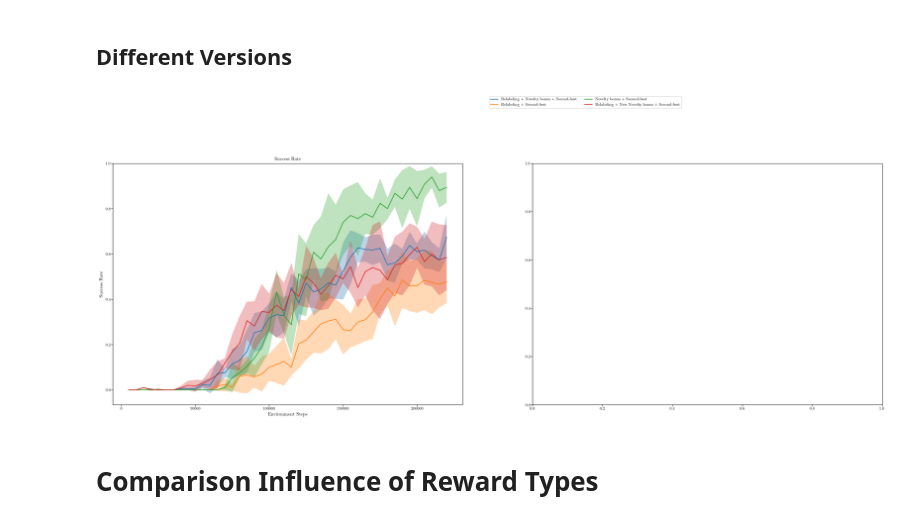
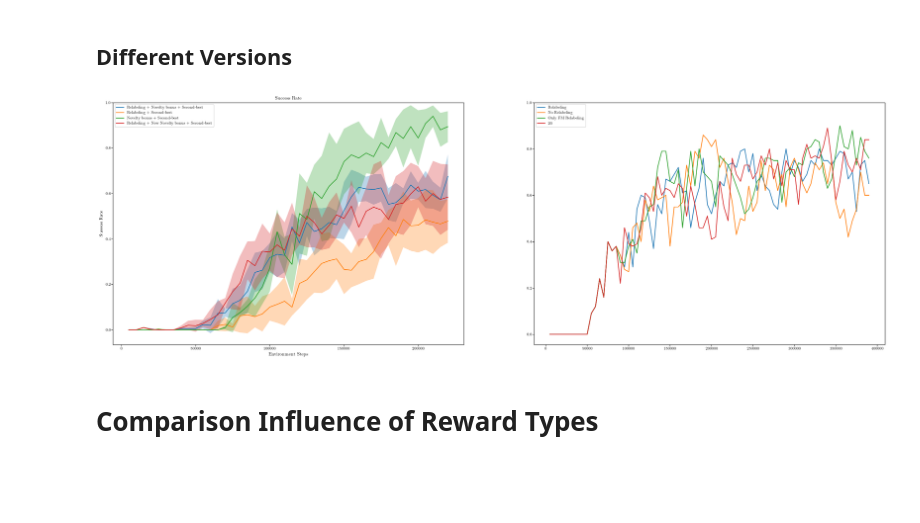
Before and after one commit to rosa-wolf/Multi-Phase-Skill-Learning-SlidingPuzzle, a Jupyter notebook: eval_data.ipynb, the cells around one changed output. Saved outputs shown, nothing was run; the diff lists cells and outputs as text; code cells hidden in the pictures; blank space fills up the shorter version.

```diff
--- a/eval_data.ipynb
+++ b/eval_data.ipynb
@@ -275,43 +292,62 @@ seads_all_newnovelty = ["/home/rosa/Documents/Uni/Masterarbeit/checkpoints_SEADS
 # %%
-x = np.load(seads_all[0], mmap_mode='r')["timesteps"]
-idx = np.where(x <= 220000)
-x = x[idx]
+x0 = np.load(seads_all[0], mmap_mode='r')["timesteps"]
+idx = np.where(x0 <= 220000)
+x0 = x0[idx]
 
-mean_succ_2x3_all, std_succ_2x3_all = get_parallel_succ(seads_all, x, idx)
-mean_succ_2x3_nonovelty, std_succ_2x3_nonovelty = get_parallel_succ(seads_nonovelty, x, idx)
-mean_succ_2x3_norelabeling, std_succ_2x3_norelabeling = get_parallel_succ(seads_norelabeling, x, idx)
-mean_succ_2x3_all_newnovelty, std_succ_2x3_all_newnovelty = get_parallel_succ(seads_all_newnovelty, x, idx)
+mean_succ_2x3_all, std_succ_2x3_all = get_parallel_succ(seads_all, x0, idx)
+mean_succ_2x3_nonovelty, std_succ_2x3_nonovelty = get_parallel_succ(seads_nonovelty, x0, idx)
+mean_succ_2x3_norelabeling, std_succ_2x3_norelabeling = get_parallel_succ(seads_norelabeling, x0, idx)
+mean_succ_2x3_all_newnovelty, std_succ_2x3_all_newnovelty = get_parallel_succ(seads_all_newnovelty, x0, idx)
 # %%
 fig, ax = plt.subplots(1, 2, figsize=(5*TEXTWIDTH +0.15, 5*(TEXTWIDTH + 0.15) * (5**.5 - 1) / (2*2)))
 
 # 2x2 puzzle
 # 2 skills
-ax[0].plot(x, mean_succ_2x3_all, label="Relabeling + Novelty bonus + Second-best")
-ax[0].fill_between(x, mean_succ_2x3_all + std_succ_2x3_all, mean_succ_2x3_all - std_succ_2x3_all, alpha=0.3)
 
-ax[0].plot(x, mean_succ_2x3_nonovelty, label="Relabeling + Second-best")
-ax[0].fill_between(x, mean_succ_2x3_nonovelty + std_succ_2x3_nonovelty, mean_succ_2x3_nonovelty - std_succ_2x3_nonovelty, alpha=0.3)
+ax[0].set_title("SEADS")
+ax[0].plot(x0, mean_succ_2x3_all, label="Relabeling + Novelty bonus + Second-best")
+ax[0].fill_between(x0, mean_succ_2x3_all + std_succ_2x3_all, mean_succ_2x3_all - std_succ_2x3_all, alpha=0.3)
 
-ax[0].plot(x, mean_succ_2x3_norelabeling, label="Novelty bonus + Second-best")
-ax[0].fill_between(x, mean_succ_2x3_norelabeling + std_succ_2x3_norelabeling, mean_succ_2x3_norelabeling - std_succ_2x3_norelabeling, alpha=0.3)
+ax[0].plot(x0, mean_succ_2x3_nonovelty, label="Relabeling + Second-best")
+ax[0].fill_between(x0, mean_succ_2x3_nonovelty + std_succ_2x3_nonovelty, mean_succ_2x3_nonovelty - std_succ_2x3_nonovelty, alpha=0.3)
 
-ax[0].plot(x, mean_succ_2x3_all_newnovelty, label="Relabeling + New Novelty bonus + Second-best")
-ax[0].fill_between(x, mean_succ_2x3_all_newnovelty + std_succ_2x3_all_newnovelty, mean_succ_2x3_all_newnovelty - std_succ_2x3_all_newnovelty, alpha=0.3)
+ax[0].plot(x0, mean_succ_2x3_norelabeling, label="Novelty bonus + Second-best")
+ax[0].fill_between(x0, mean_succ_2x3_norelabeling + std_succ_2x3_norelabeling, mean_succ_2x3_norelabeling - std_succ_2x3_norelabeling, alpha=0.3)
+
+ax[0].plot(x0, mean_succ_2x3_all_newnovelty, label="Relabeling + New Novelty bonus + Second-best")
+ax[0].fill_between(x0, mean_succ_2x3_all_newnovelty + std_succ_2x3_all_newnovelty, mean_succ_2x3_all_newnovelty - std_succ_2x3_all_newnovelty, alpha=0.3)
+
+
+ax[1].plot(x1, mean_succ_2x3_mine_relabeling, label="Relabeling")
+ax[1].fill_between(x1, mean_succ_2x3_mine_relabeling + std_succ_2x3_mine_relabeling, mean_succ_2x3_mine_relabeling - std_succ_2x3_mine_relabeling, alpha=0.3)
+
+ax[1].plot(x1, mean_succ_2x3_mine_norelabeling, label="No Relabeling")
+ax[1].fill_between(x1, mean_succ_2x3_mine_norelabeling + std_succ_2x3_mine_norelabeling, mean_succ_2x3_mine_norelabeling - std_succ_2x3_mine_norelabeling, alpha=0.3)
+
+ax[1].plot(x1, mean_succ_2x3_mine_fmrelabeling, label="Only FM Relabeling")
+ax[1].fill_between(x1, mean_succ_2x3_mine_fmrelabeling + std_succ_2x3_mine_fmrelabeling, mean_succ_2x3_mine_fmrelabeling - std_succ_2x3_mine_fmrelabeling, alpha=0.3)
+
+ax[1].plot(x1, mean_succ_2x3_mine_20relabeling, label="20% RL Relabeling")
+ax[1].fill_between(x1, mean_succ_2x3_mine_20relabeling + std_succ_2x3_mine_20relabeling, mean_succ_2x3_mine_20relabeling - std_succ_2x3_mine_20relabeling, alpha=0.3)
+
+ax[0].legend()
+ax[1].legend()
 
 ax[0].set_ylim(top=1.)
+ax[1].set_ylim(top=1.)
 ax[0].set_title("Success Rate")
 
 
 ax[0].set_xlabel('Environment Steps')
 ax[0].set_ylabel('Success Rate')
 handles, labels = ax[0].get_legend_handles_labels()
-fig.legend(handles, labels, ncol=2, bbox_to_anchor=(0.7,1.1))
-plt.savefig("Comparison-Reward_Shaping.pdf",
+#fig.legend(handles, labels, ncol=2, bbox_to_anchor=(0.7,1.1))
+plt.savefig("Comparison-Relabeling.pdf",
             bbox_inches='tight', dpi=plt.gcf().dpi)#,
             #dpi=1000)
 plt.show()
 # %% [output]
-[figure, old version]
+[figure, new version]
 # %%
 shaping_2x3 = ["/home/rosa/Documents/Uni/Masterarbeit/checkpoints_0229/parallel2x3_num_skills3_sparseFalse_relabelingFalse_priorbufferFalse/evaluations.npz"]
 
```
Also changed, not shown: parts of 2 cells of this notebook, 5 other files.
